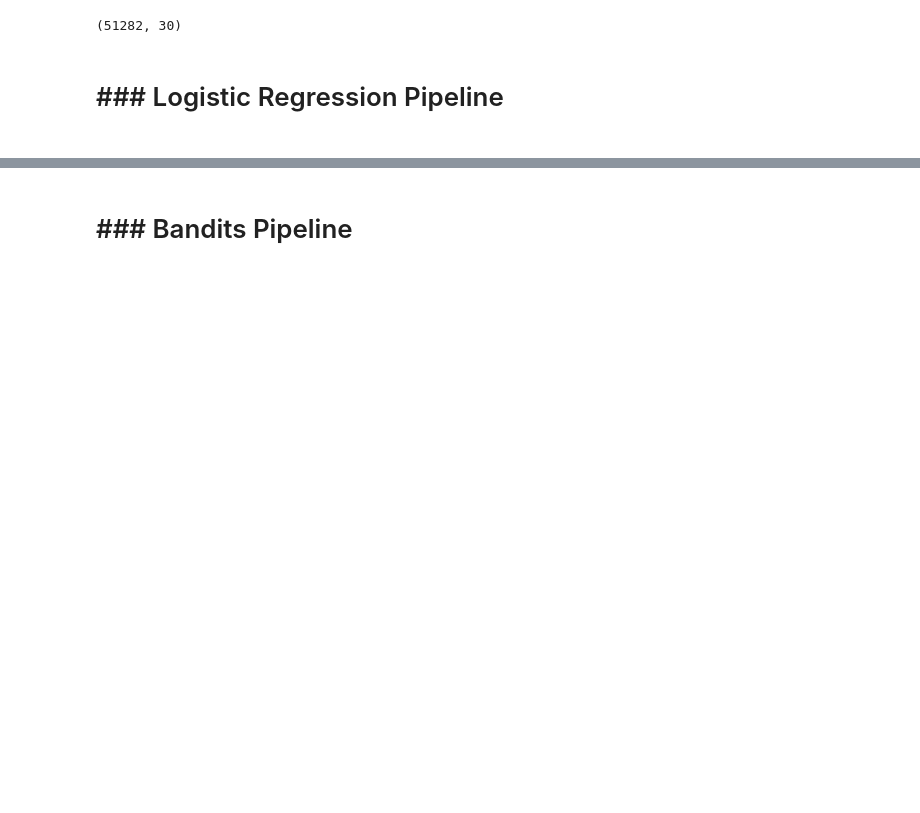
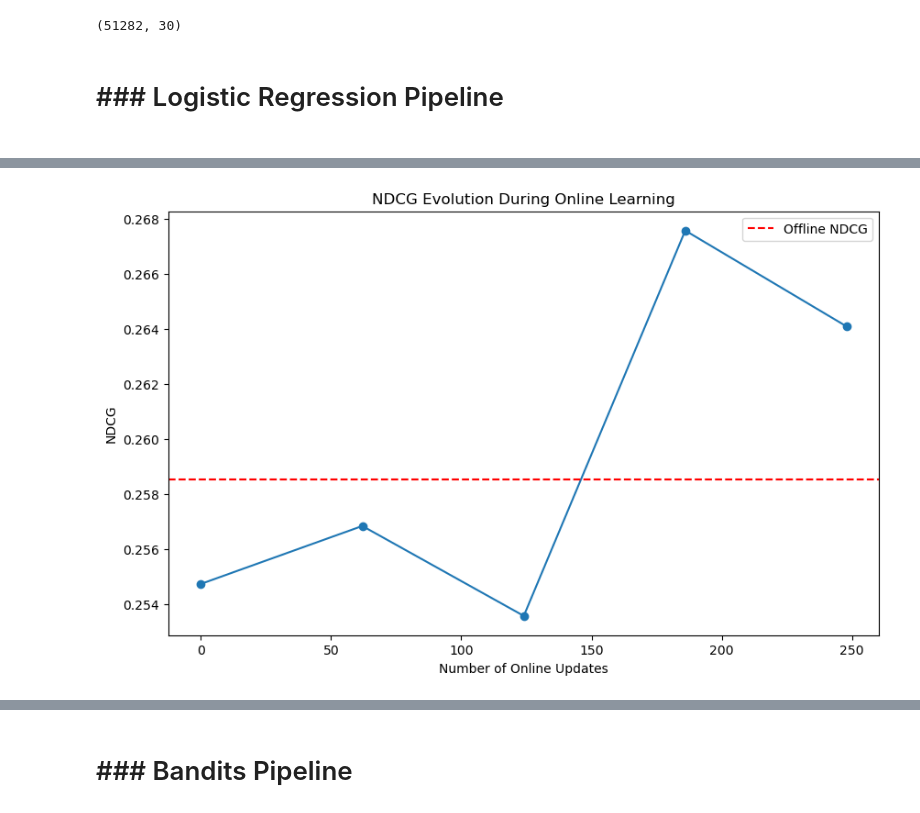
Before and after one commit to josh-segal/linkRec, a Jupyter notebook: model_pipelines.ipynb, the cells around one changed output, grey strips where cells are left out. Cells and saved outputs as stored; diff of their text form; code cells hidden in the pictures; blank space fills up the shorter version.

Commit message:
online training linucb

```diff
--- a/model_pipelines.ipynb
+++ b/model_pipelines.ipynb
@@ -1225,7 +1417,7 @@ def evaluate_topk(model, eval_data, scaler):
 #
 # %%
 # Load data
-news_df, behaviors_df = load_data(sample_fraction=0.1, random_state=42)
+news_df, behaviors_df = load_data(sample_fraction=0.01, random_state=42)
 
 # Display data overview
 print("News data shape:", news_df.shape)
@@ -1302,0 +1479,95 @@ logger = MetricsLogger(log_interval=100)
+# %%
+# Split data into three parts: offline training (60%), online training (20%), evaluation (20%)
+total_size = len(bandit_data)
+offline_size = int(0.6 * total_size)
+online_size = int(0.2 * total_size)
+
+offline_data = bandit_data[:offline_size]
+online_data = bandit_data[offline_size:offline_size + online_size]
+eval_data = bandit_data[offline_size + online_size:]
+
+# Initialize model
+feature_dim = 4 + len(news_features.columns)  # 4 context features + one-hot features
+thompson_model = ThompsonSampling(
+    d=feature_dim,
+    k=5,  # Using k=5 for better demonstration
+    batch_size=32,  # Batch size for offline training
+    v_prior=1.0,
+    lambda_prior=10.0
+)
+
+# 1. Offline Training Phase
+print("=== Offline Training Phase ===")
+thompson_model = train_topk(thompson_model, offline_data, bandit_scaler)
+offline_metrics = evaluate_topk(thompson_model, eval_data, bandit_scaler)
+print("Metrics after offline training:", offline_metrics)
+
+# 2. Online Training Phase (simulate streaming updates)
+print("\n=== Online Training Phase ===")
+# Set batch_size to 1 for online learning
+thompson_model.batch_size = 1
+
+# Process online data one interaction at a time
+online_metrics = []
+eval_interval = len(online_data) // 5  # Evaluate every 20% of online data
+
+for i, interaction in enumerate(online_data):
+    # Prepare features
+    context = interaction['context']
+    rewards = interaction['rewards']
+
+    action_features_scaled = []
+    for news_feat in interaction['news_features']:
+        features = prepare_features_vector(context, news_feat)
+        features_scaled = bandit_scaler.transform(features.reshape(1, -1))[0]
+        action_features_scaled.append(features_scaled)
+
+    # Get model's predictions
+    chosen_indices = thompson_model.get_actions(
+        list(context.values()),
+        action_features_scaled
+    )
+
+    # Update model
+    chosen_rewards = [rewards[i] for i in chosen_indices]
+    true_click_idx = rewards.index(1)
+    thompson_model.update(action_features_scaled, chosen_rewards, true_click_idx)
+
+    # Evaluate periodically
+    if (i + 1) % eval_interval == 0:
+        metrics = evaluate_topk(thompson_model, eval_data, bandit_scaler)
+        online_metrics.append(metrics)
+        print(f"Metrics after {i + 1} online updates:", metrics)
+
+# Final evaluation
+print("\n=== Final Evaluation ===")
+final_metrics = evaluate_topk(thompson_model, eval_data, bandit_scaler)
+print("Final metrics:", final_metrics)
+
+# Plot metrics over time
+import matplotlib.pyplot as plt
+
+# Plot NDCG over time
+plt.figure(figsize=(10, 6))
+plt.plot([i * eval_interval for i in range(len(online_metrics))],
+         [m['ndcg'] for m in online_metrics],
+         marker='o')
+plt.axhline(y=offline_metrics['ndcg'], color='r', linestyle='--', label='Offline NDCG')
+plt.xlabel('Number of Online Updates')
+plt.ylabel('NDCG')
+plt.title('NDCG Evolution During Online Learning')
+plt.legend()
+plt.show()
+
+# Plot Precision@k over time
+plt.figure(figsize=(10, 6))
+plt.plot([i * eval_interval for i in range(len(online_metrics))],
+         [m['precision@k'] for m in online_metrics],
+         marker='o')
+plt.axhline(y=offline_metrics['precision@k'], color='r', linestyle='--', label='Offline Precision@k')
+plt.xlabel('Number of Online Updates')
+plt.ylabel('Precision@k')
+plt.title('Precision@k Evolution During Online Learning')
+plt.legend()
+plt.show()
+# %% [output]
@@ -1302,0 +1586 @@ logger = MetricsLogger(log_interval=100)
+[figure, added]
```
Also changed, not shown: parts of 15 cells of this notebook.
